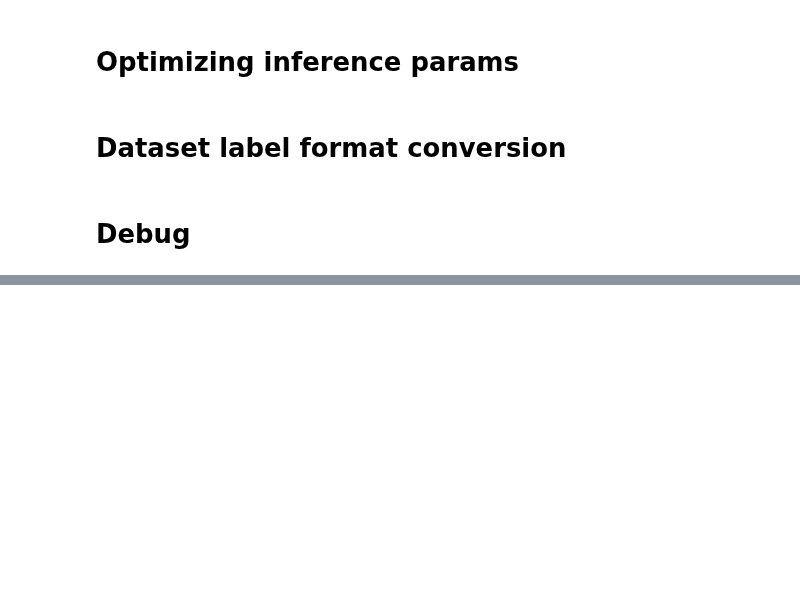
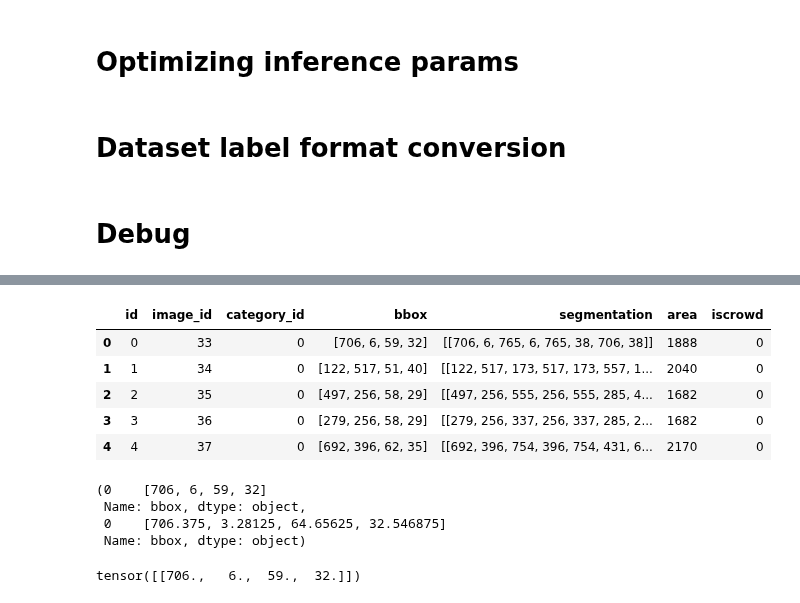
Before and after one commit to FadelMamar/datalabeling, a Jupyter notebook: notebooks/data_exploration.ipynb, the cells around one changed output, grey strips where cells are left out. Drawn from its saved outputs; the diff is of its cells as text; code cells hidden in the pictures; blank space fills up the shorter version.

```diff
--- a/notebooks/data_exploration.ipynb
+++ b/notebooks/data_exploration.ipynb
@@ -1277,0 +1113,11 @@ batch['bboxes']
+# %%
+def load_json(load_path):
+    with open(load_path, encoding='utf8') as json_file:
+        data = json.load(json_file)
+    return data
+# %%
+preds_path = r"D:\datalabeling\bbox_eval.json"
+gt_path = r"D:\datalabeling\annotations_val.json"
+# %%
+preds = load_json(preds_path)
+gt = load_json(gt_path)
@@ -1277,0 +1134,10 @@ batch['bboxes']
+# %%
+gt = pd.DataFrame.from_records(gt['annotations'])
+gt.head()
+# %% [output]
+|  | id | image_id | category_id | bbox | segmentation | area | iscrowd |
+| 0 | 0 | 33 | 0 | [706, 6, 59, 32] | [[706, 6, 765, 6, 765, 38, 706, 38]] | 1888 | 0 |
+| 1 | 1 | 34 | 0 | [122, 517, 51, 40] | [[122, 517, 173, 517, 173, 557, 1... | 2040 | 0 |
+| 2 | 2 | 35 | 0 | [497, 256, 58, 29] | [[497, 256, 555, 256, 555, 285, 4... | 1682 | 0 |
+| 3 | 3 | 36 | 0 | [279, 256, 58, 29] | [[279, 256, 337, 256, 337, 285, 2... | 1682 | 0 |
+| 4 | 4 | 37 | 0 | [692, 396, 62, 35] | [[692, 396, 754, 396, 754, 431, 6... | 2170 | 0 |
@@ -1277,0 +1164,11 @@ batch['bboxes']
+# %%
+bbox_gt,bbox_preds
+# %% [output]
+(0    [706, 6, 59, 32]
+ Name: bbox, dtype: object,
+ 0    [706.375, 3.28125, 64.65625, 32.546875]
+ Name: bbox, dtype: object)
+# %%
+torch.Tensor(bbox_gt.to_list())
+# %% [output]
+tensor([[706.,   6.,  59.,  32.]])
```
Also changed, not shown: parts of 24 cells of this notebook.
